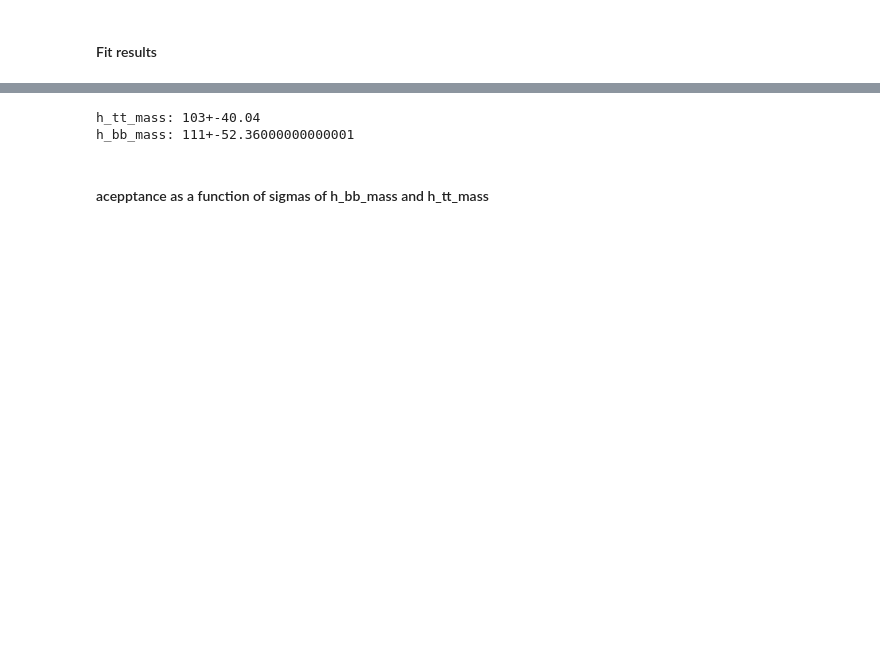
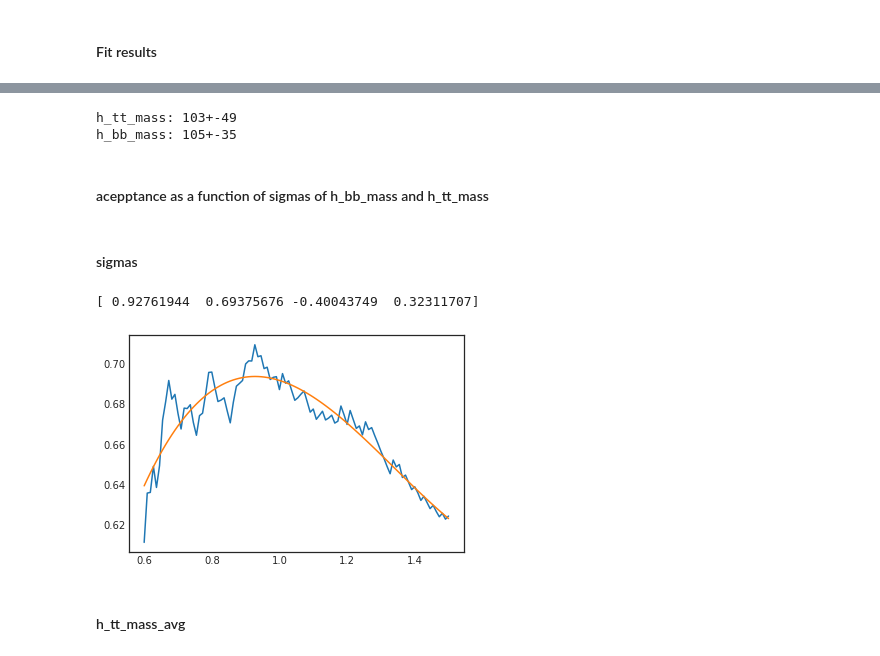
Before and after one commit to antcap96/estagio, a Jupyter notebook: Untitled.ipynb, the cells around one changed output, grey strips where cells are left out. Saved outputs shown, nothing was run; the diff lists cells and outputs as text; code cells hidden in the pictures; blank space fills up the shorter version.

```diff
--- a/Untitled.ipynb
+++ b/Untitled.ipynb
@@ -523,19 +531,76 @@ print(np.array(fitResults_h_bb_mass)[:,3:5])
 # %%
+sigmas = 1.7
 h_tt_mass_avg = np.average(np.array(fitResults_h_tt_mass)[:,4])
-h_tt_mass_std = np.average(np.array(fitResults_h_tt_mass)[:,3])
+h_tt_mass_std = np.average(np.array(fitResults_h_tt_mass)[:,3])*sigmas
 h_bb_mass_avg = np.average(np.array(fitResults_h_bb_mass)[:,4])
-h_bb_mass_std = np.average(np.array(fitResults_h_bb_mass)[:,3])
+h_bb_mass_std = np.average(np.array(fitResults_h_bb_mass)[:,3])*sigmas
+
 
 h_tt_mass_avg = 103
-h_tt_mass_std = 18.2
-h_bb_mass_avg = 111
-h_bb_mass_std = 23.8
-sigmas = 2.2
+h_tt_mass_std = 49
+h_bb_mass_avg = 105
+h_bb_mass_std = 35
 
-print("h_tt_mass: {}+-{}".format(h_tt_mass_avg, h_tt_mass_std*sigmas))
-print("h_bb_mass: {}+-{}".format(h_bb_mass_avg, h_bb_mass_std*sigmas))
+#h_tt_mass_avg = 111
+#h_tt_mass_std = 45
+#h_bb_mass_avg = 116
+#h_bb_mass_std = 35
+
+
+print("h_tt_mass: {}+-{}".format(h_tt_mass_avg, h_tt_mass_std))
+print("h_bb_mass: {}+-{}".format(h_bb_mass_avg, h_bb_mass_std))
 # %% [output]
-h_tt_mass: 103+-40.04
-h_bb_mass: 111+-52.36000000000001
+h_tt_mass: 103+-49
+h_bb_mass: 105+-35
 # %% [markdown]
 #### acepptance as a function of sigmas of h_bb_mass and h_tt_mass
+# %%
+def acceptanceHiggsMass(variable, limits):
+    x = np.linspace(limits[0], limits[1],100)
+    y = []
+    for j in x:
+        newSignalSelector = [pandas.Series(np.ones(len(signal_anal), dtype=bool)) for signal_anal in signalAnal]
+        newBackgroundSelector = [pandas.Series(np.ones(len(background_anal), dtype=bool)) for background_anal in backgroundAnal]
+        for newSelector, selector, analData in [(newSignalSelector, signalSelector, signalAnal), (newBackgroundSelector, backgroundSelector, backgroundAnal)]:
+            for i in range(len(selector)):
+                if variable == 'sigmas':
+                    newSelector[i] = selector[i] & (((analData[i]['h_bb_mass']-h_bb_mass_avg)/(h_bb_mass_std*j))**2 + ((analData[i]['h_tt_mass']-h_tt_mass_avg)/(h_tt_mass_std*j))**2 < 1)
+                elif variable == 'h_bb_mass_avg':
+                    newSelector[i] = selector[i] & (((analData[i]['h_bb_mass']-j)/(h_bb_mass_std))**2 + ((analData[i]['h_tt_mass']-h_tt_mass_avg)/(h_tt_mass_std))**2 < 1)
+                elif variable == 'h_bb_mass_std':
+                    newSelector[i] = selector[i] & (((analData[i]['h_bb_mass']-h_bb_mass_avg)/(j))**2 + ((analData[i]['h_tt_mass']-h_tt_mass_avg)/(h_tt_mass_std))**2 < 1)
+                elif variable == 'h_tt_mass_avg':
+                    newSelector[i] = selector[i] & (((analData[i]['h_bb_mass']-h_bb_mass_avg)/(h_bb_mass_std))**2 + ((analData[i]['h_tt_mass']-j)/(h_tt_mass_std))**2 < 1)
+                elif variable == 'h_tt_mass_std':
+                    newSelector[i] = selector[i] & (((analData[i]['h_bb_mass']-h_bb_mass_avg)/(h_bb_mass_std))**2 + ((analData[i]['h_tt_mass']-h_tt_mass_avg)/(j))**2 < 1)
+
+        newCutSignalAnal, newCutBackgroundAnal = [], []
+
+        for i in range(len(signalAnal)):
+            newCutSignalAnal.append(signalAnal[i][newSignalSelector[i]])
+
+        for i in range(len(backgroundAnal)):
+            newCutBackgroundAnal.append(backgroundAnal[i][newBackgroundSelector[i]])
+        y.append(calculateFOM(newCutSignalAnal, newCutBackgroundAnal, signalIdx, backgroundIdx))
+
+    plt.plot(x,y)
+
+    max_y = max(y)
+
+    p0 = [(limits[0]+limits[1])/2, max_y, -0.001, -0.001]
+    bounds = [[limits[0], max_y/1.5, -50, -50],[limits[1], max_y*1.5, 0, 50]]
+
+    popt,pcov = curve_fit(taylorExpand, x, y, p0=p0, bounds=bounds)
+
+    print(popt)
+
+    plt.plot(x, taylorExpand(x, *popt))
+# %% [markdown]
+#### sigmas
+# %%
+acceptanceHiggsMass('sigmas', limits=[0.6,1.5])
+# %% [output]
+[ 0.92761944  0.69375676 -0.40043749  0.32311707]
+[figure, added]
+# %% [markdown]
+#### h_tt_mass_avg
```
Also changed, not shown: parts of 21 cells of this notebook.
